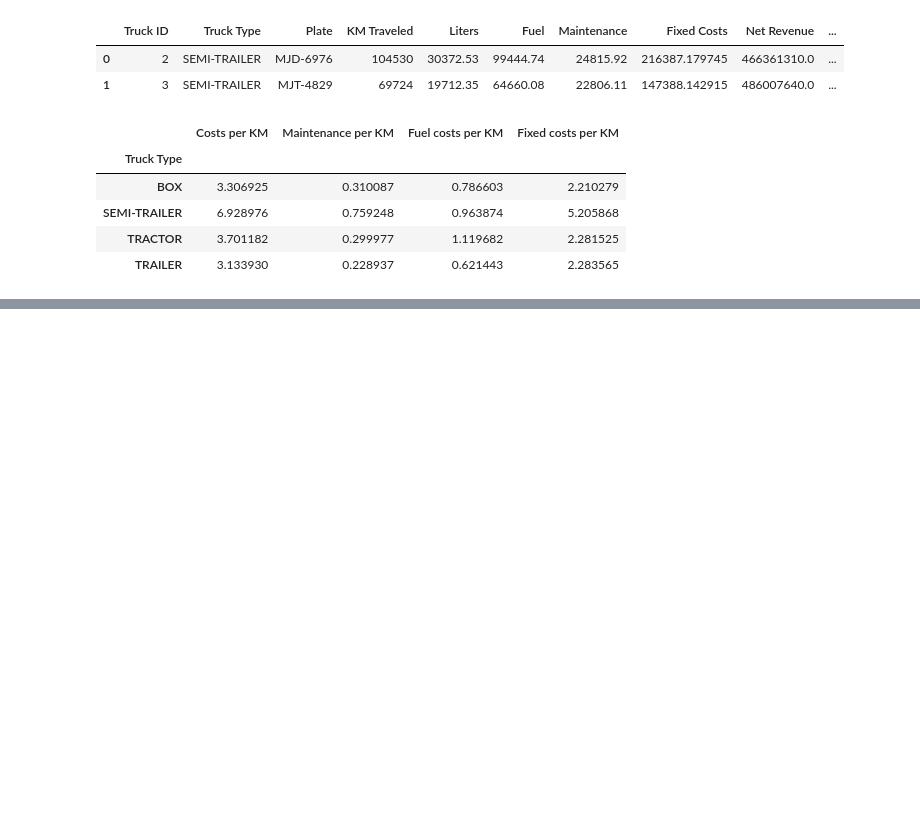
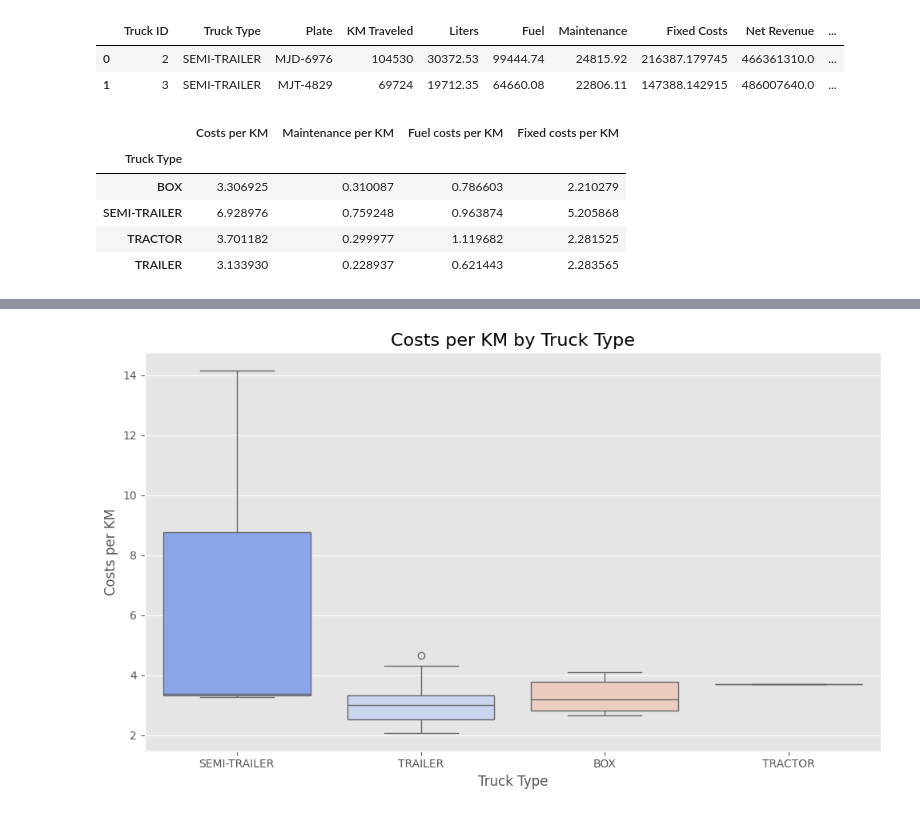
Before and after one commit to idhanth17/Fleet-Management, a Jupyter notebook: Fleet_Management.ipynb, the cells around one changed output, grey strips where cells are left out. Saved outputs shown, nothing was run; the diff lists cells and outputs as text; code cells hidden in the pictures; blank space fills up the shorter version.

```diff
--- a/Fleet_Management.ipynb
+++ b/Fleet_Management.ipynb
@@ -350,0 +356,10 @@ truck_type_analysis
+# %%
+plt.figure(figsize=(10, 6))
+sns.boxplot(data=merged_log2, x='Truck Type', y='Costs per KM', palette='coolwarm',hue='Truck Type',legend=False)
+plt.title('Costs per KM by Truck Type', fontsize=16)
+plt.xlabel('Truck Type', fontsize=12)
+plt.ylabel('Costs per KM', fontsize=12)
+plt.tight_layout()
+plt.show()
+# %% [output]
+[figure, added]
```
Also changed, not shown: parts of 31 cells of this notebook.
